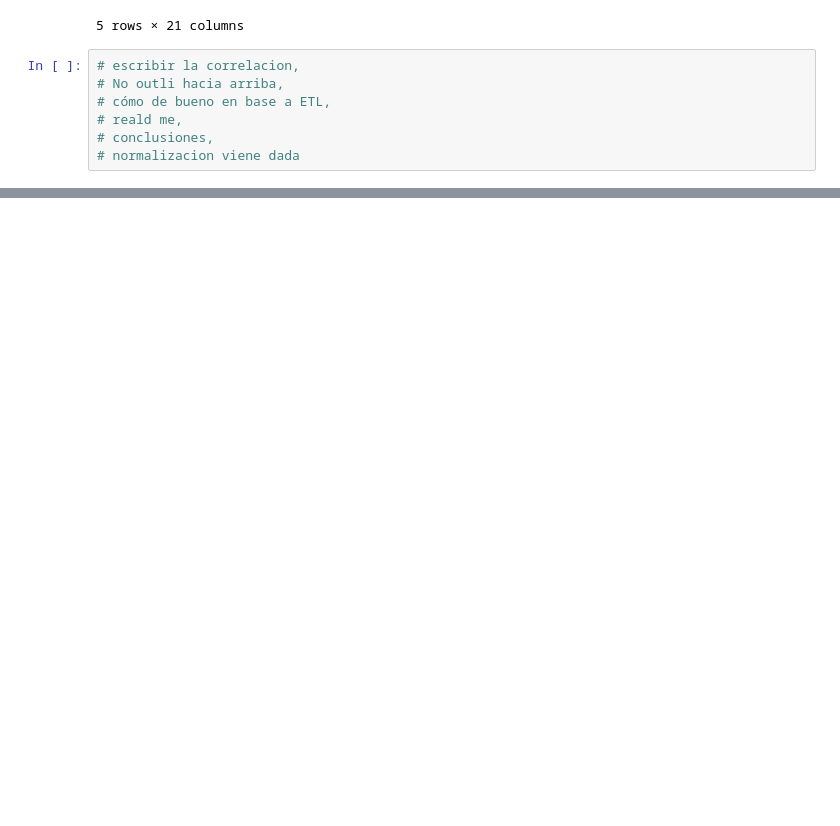
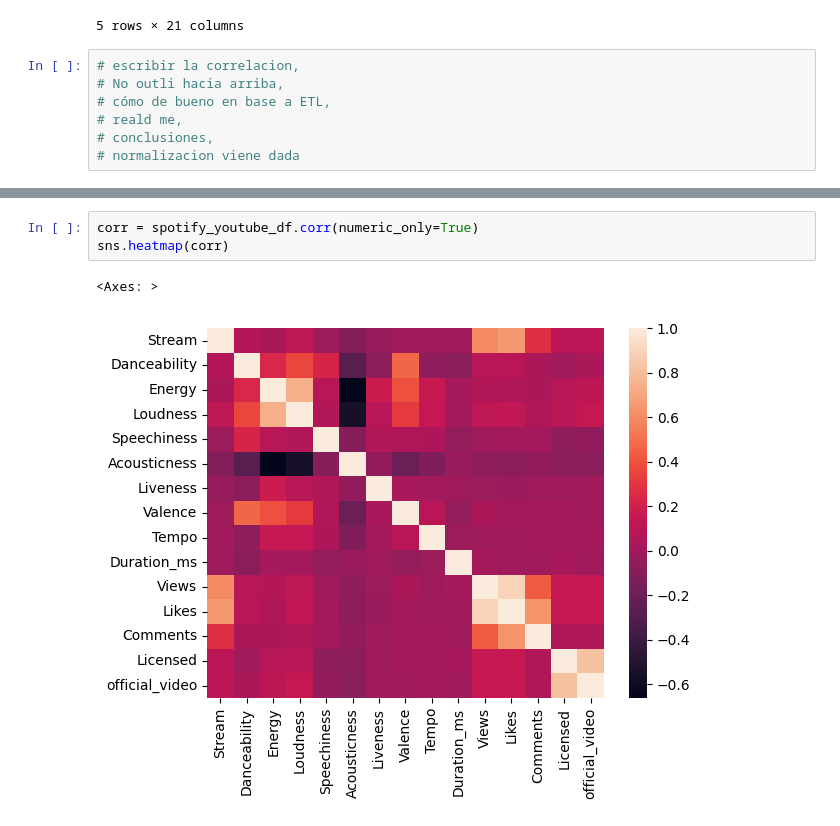
Before and after one commit to mariabarberoc/aprendizaje_automatico_proyecto, a Jupyter notebook: spotify.ipynb, the cells around one changed output, grey strips where cells are left out. Cells and saved outputs as stored; diff of their text form; blank space fills up the shorter version.

```diff
--- a/spotify.ipynb
+++ b/spotify.ipynb
@@ -803,0 +828,6 @@ spotify_youtube_df.head()
+# %%
+corr = spotify_youtube_df.corr(numeric_only=True)
+sns.heatmap(corr)
+# %% [output]
+<Axes: >
+[figure, added]
```
Also changed, not shown: parts of 7 cells of this notebook.
